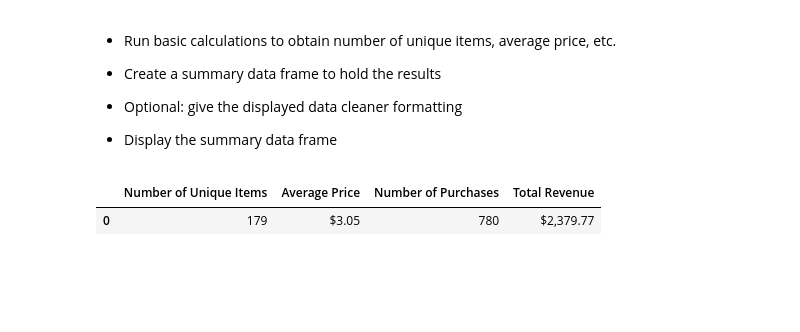
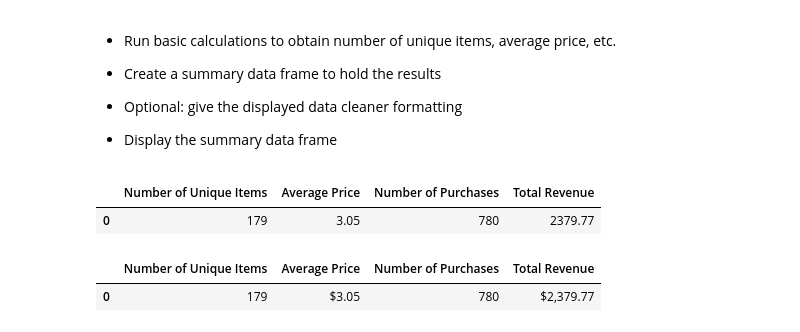
Before and after one commit to cjdance/pandas-challenge, a Jupyter notebook: Heroes ofPyMoli/HeroesOfPymoli_starter.ipynb, the cells around one changed output. Cells and saved outputs as stored; diff of their text form; code cells hidden in the pictures; blank space fills up the shorter version.

Commit message:
Uploading updated PyMoli workbook with Purchase Analysis data table created.

```diff
--- a/Heroes ofPyMoli/HeroesOfPymoli_starter.ipynb
+++ b/Heroes ofPyMoli/HeroesOfPymoli_starter.ipynb
@@ -49,6 +49,19 @@ tot_df
 
 
 * Display the summary data frame
+# %%
+unique_items = len(purchase_data['Item ID'].unique())
+ave_price = round(purchase_data['Price'].mean(),2)
+tot_purchases = purchase_data['Purchase ID'].count()
+tot_revenue = round(purchase_data['Price'].sum(),2)
+purch_df = pd.DataFrame({"Number of Unique Items": [unique_items],
+             "Average Price": [ave_price],
+             "Number of Purchases": [tot_purchases],
+             "Total Revenue": [tot_revenue]})
+purch_df
+# %% [output]
+|  | Number of Unique Items | Average Price | Number of Purchases | Total Revenue |
+| 0 | 179 | 3.05 | 780 | 2379.77 |
 # %%
 # %% [output]
 |  | Number of Unique Items | Average Price | Number of Purchases | Total Revenue |
```
